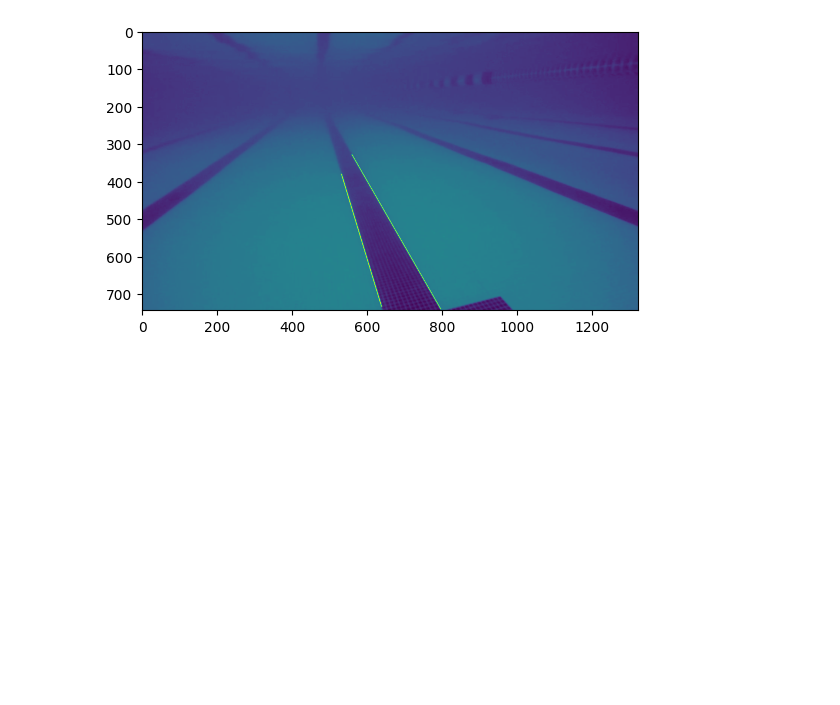
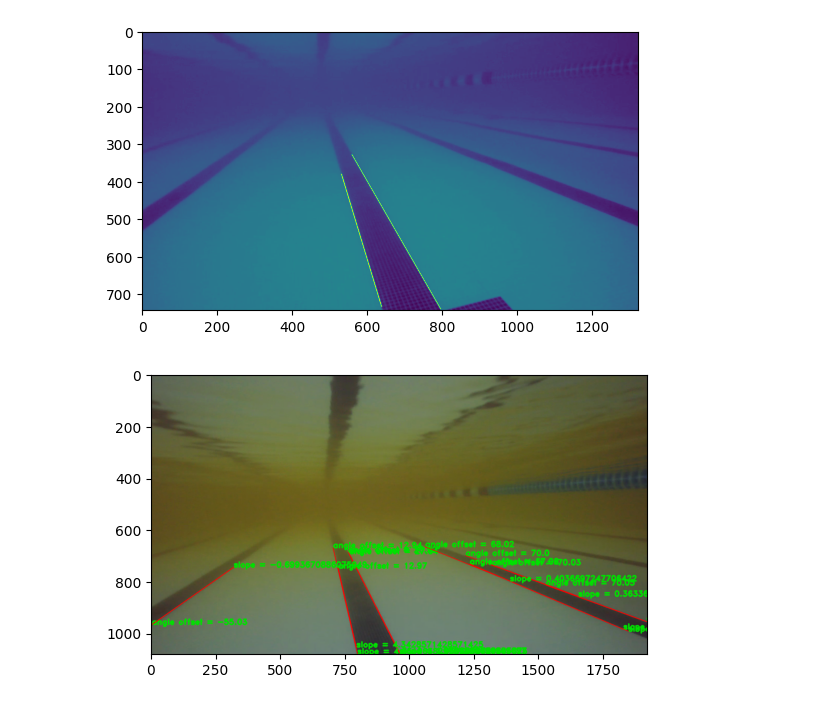
Before and after one commit to DevashishDas3/cv-intro, a Jupyter notebook: test.ipynb, the cells around one changed output. Saved outputs shown, nothing was run; the diff lists cells and outputs as text; code cells hidden in the pictures; blank space fills up the shorter version.

```diff
--- a/test.ipynb
+++ b/test.ipynb
@@ -139,0 +190,26 @@ Offset From Horizontal (degrees): 16.86
+# %%
+cap = cv2.VideoCapture('AUV_Vid.mkv')
+ret, frame = cap.read()
+# %%
+
+'''
+count = 0
+frequency = 100 #100 frames
+while ret:
+    if count % frequency == 0:
+        #plt.imshow(cv2.cvtColor(analyze(frame), cv2.COLOR_BGR2RGB))
+        try:
+            analyze(frame)
+        except:
+            count += 1
+            ret, frame = cap.read()
+            continue
+        count += 1
+        ret, frame = cap.read()
+    else:
+        ret = False
+'''
+
+analyze(frame, 50, 50)
+# %% [output]
+[figure, added]
```
Also changed, not shown: parts of 1 cell of this notebook, 1 other file.
